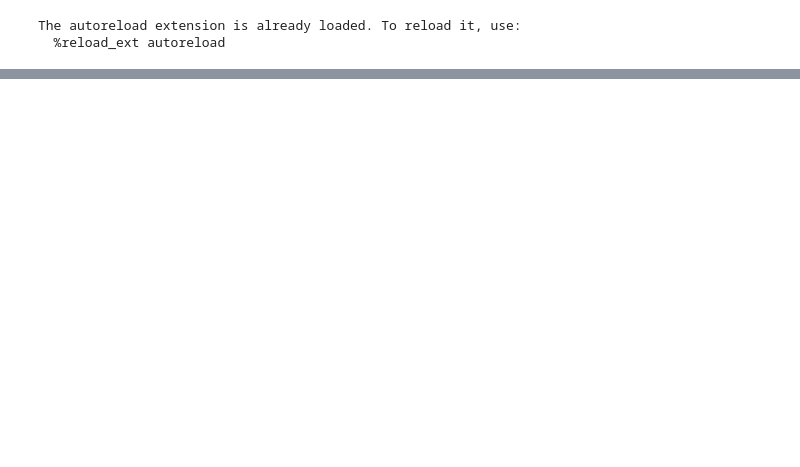
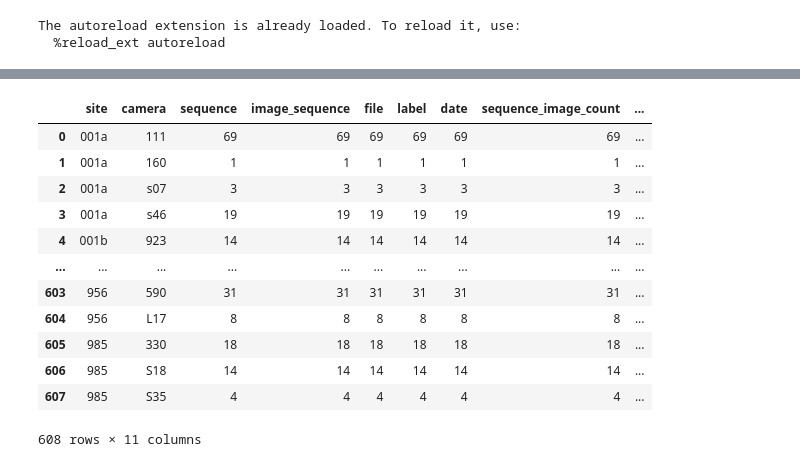
Before and after one commit to bhuvi3/camera_trap_animal_classification, a Jupyter notebook: code/background_detection_analysis.ipynb, the cells around one changed output, grey strips where cells are left out. Drawn from its saved outputs; the diff is of its cells as text; code cells hidden in the pictures; blank space fills up the shorter version.

```diff
--- a/code/background_detection_analysis.ipynb
+++ b/code/background_detection_analysis.ipynb
@@ -31,3 +35,19 @@ cam_loc_1 = train_subset[((train_subset.camera == '111') & (train_subset.site=='
+# %%
+(background_subset.groupby(['site', 'camera']).count()//3).reset_index()
+# %% [output]
+|  | site | camera | sequence | image_sequence | file | label | date | sequence_image_count | ... |
+| 0 | 001a | 111 | 69 | 69 | 69 | 69 | 69 | 69 | ... |
+| 1 | 001a | 160 | 1 | 1 | 1 | 1 | 1 | 1 | ... |
+| 2 | 001a | s07 | 3 | 3 | 3 | 3 | 3 | 3 | ... |
+| 3 | 001a | s46 | 19 | 19 | 19 | 19 | 19 | 19 | ... |
+| 4 | 001b | 923 | 14 | 14 | 14 | 14 | 14 | 14 | ... |
+| ... | ... | ... | ... | ... | ... | ... | ... | ... | ... |
+| 603 | 956 | 590 | 31 | 31 | 31 | 31 | 31 | 31 | ... |
+| 604 | 956 | L17 | 8 | 8 | 8 | 8 | 8 | 8 | ... |
+| 605 | 985 | 330 | 18 | 18 | 18 | 18 | 18 | 18 | ... |
+| 606 | 985 | S18 | 14 | 14 | 14 | 14 | 14 | 14 | ... |
+| 607 | 985 | S35 | 4 | 4 | 4 | 4 | 4 | 4 | ... |
+608 rows × 11 columns
 # %%
 plt.figure(figsize=(10, 15))
 for idx, filename in cam_loc_1.sample(20).reset_index(drop=True).iterrows():
```
Also changed, not shown: parts of 10 cells of this notebook.
